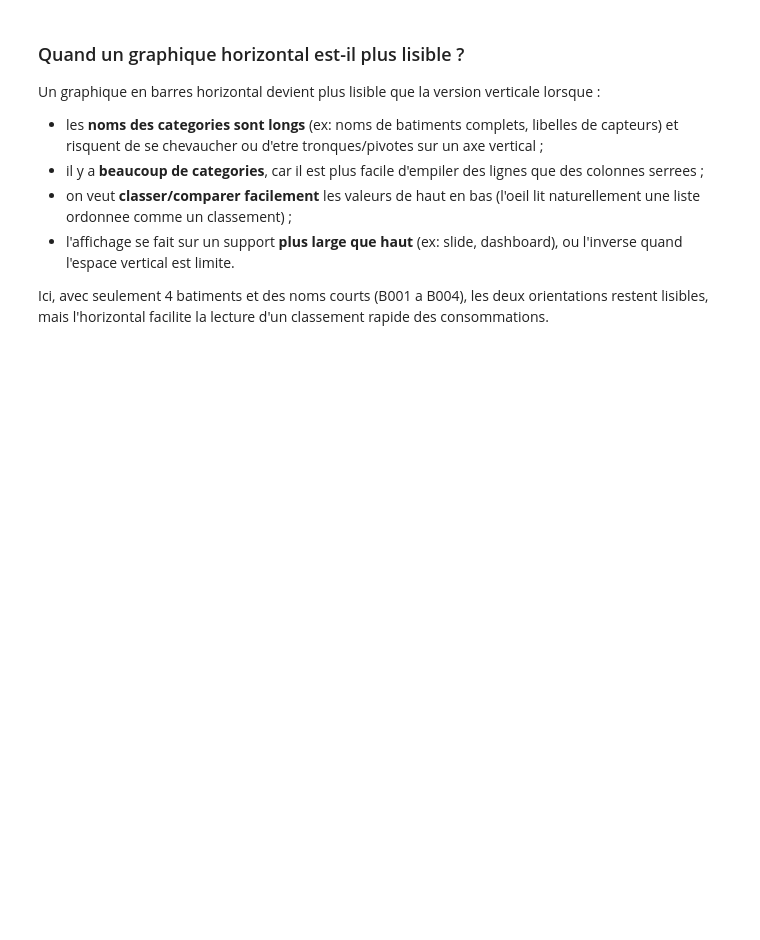
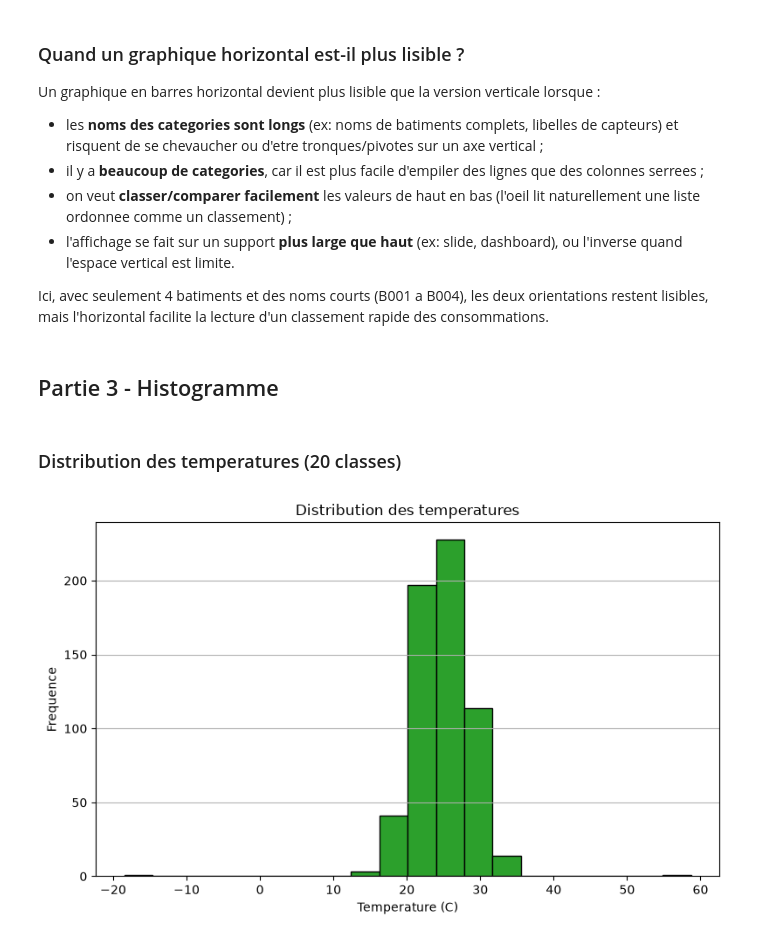
Before and after one commit to maigadems/atelier_matplotlib_iot, a Jupyter notebook: notebooks/atelier_matplotlib_iot.ipynb, the cells around one changed output. Drawn from its saved outputs; the diff is of its cells as text; code cells hidden in the pictures; blank space fills up the shorter version.

Commit message:
Afficher et analyser histogramme

```diff
--- a/notebooks/atelier_matplotlib_iot.ipynb
+++ b/notebooks/atelier_matplotlib_iot.ipynb
@@ -102,3 +102,20 @@ Un graphique en barres horizontal devient plus lisible que la version verticale
 - l'affichage se fait sur un support **plus large que haut** (ex: slide, dashboard), ou l'inverse quand l'espace vertical est limite.
 
 Ici, avec seulement 4 batiments et des noms courts (B001 a B004), les deux orientations restent lisibles, mais l'horizontal facilite la lecture d'un classement rapide des consommations.
+# %% [markdown]
+## Partie 3 - Histogramme
+# %% [markdown]
+### Distribution des temperatures (20 classes)
+# %%
+plt.figure(figsize=(8, 5))
+plt.hist(df["temperature"].dropna(), bins=20, color="tab:green", edgecolor="black")
+
+plt.title("Distribution des temperatures")
+plt.xlabel("Temperature (C)")
+plt.ylabel("Frequence")
+plt.grid(axis="y")
+
+plt.tight_layout()
+plt.show()
+# %% [output]
+[figure, added]
```
Also changed, not shown: parts of 8 cells of this notebook, 1 other file.
